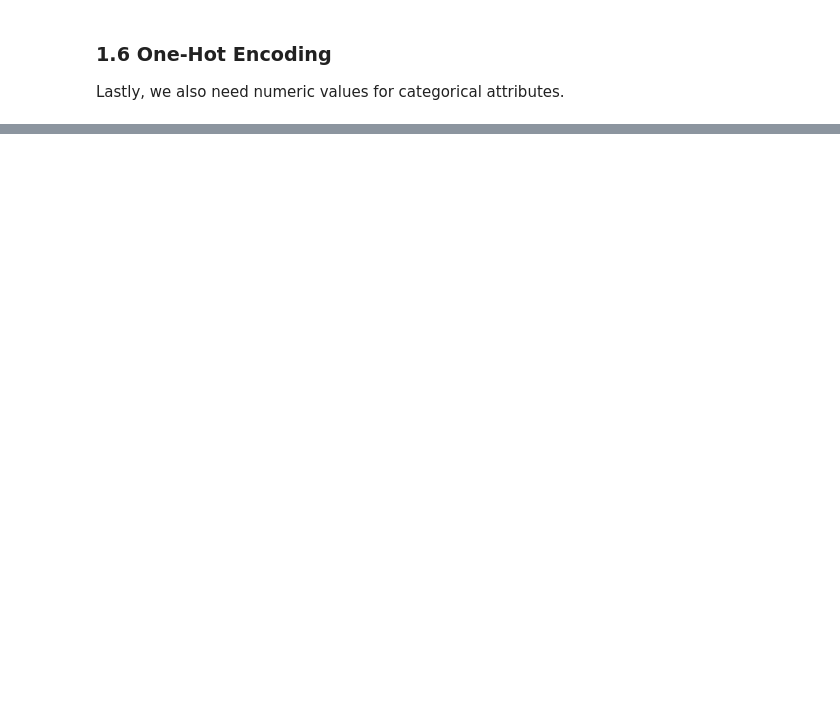
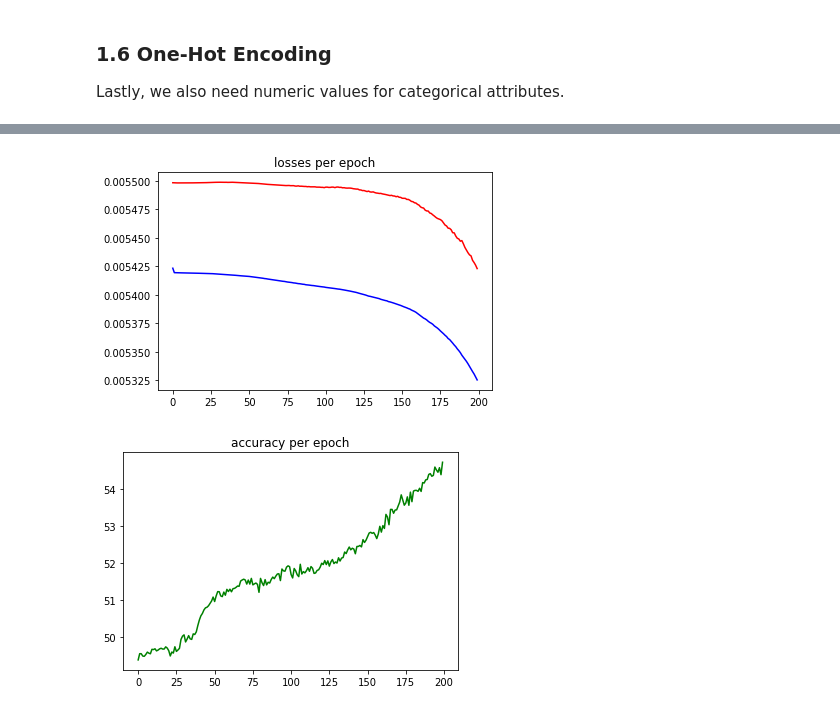
Before and after one commit to Dagobert42/WinProbabilityModel-AoE2, a Jupyter notebook: WinProbabilityModel_AoE2.ipynb, the cells around one changed output, grey strips where cells are left out. Saved outputs shown, nothing was run; the diff lists cells and outputs as text; code cells hidden in the pictures; blank space fills up the shorter version.

```diff
--- a/WinProbabilityModel_AoE2.ipynb
+++ b/WinProbabilityModel_AoE2.ipynb
@@ -398,0 +707,13 @@ Bayesian Ridge Score: 0.006507175308799961
+# %%
+input_dim = X_train.shape[1]
+output_dim = 2
+hidden_dim = 64
+dropout = 0.5
+learning_rate = 0.01
+
+small_model = FFNN(input_dim, output_dim, hidden_dim, dropout).to(device)
+small_model.apply(init_weights)
+print(small_model)
+
+optim = torch.optim.SGD(small_model.parameters(), lr=learning_rate)
+train_losses, val_losses, accs = fit(small_model, train_loader, val_loader, optimizer=optim, epochs=200, print_every=20)
@@ -398,0 +740,10 @@ Bayesian Ridge Score: 0.006507175308799961
+# %%
+plt.plot(range(len(train_losses)), train_losses, 'b', range(len(val_losses)), val_losses, 'r')
+plt.title('losses per epoch')
+plt.show()
+plt.plot(range(len(accs)), accs, 'g')
+plt.title('accuracy per epoch')
+plt.show()
+# %% [output]
+[figure, added]
+[figure, added]
```
Also changed, not shown: parts of 46 cells of this notebook.
